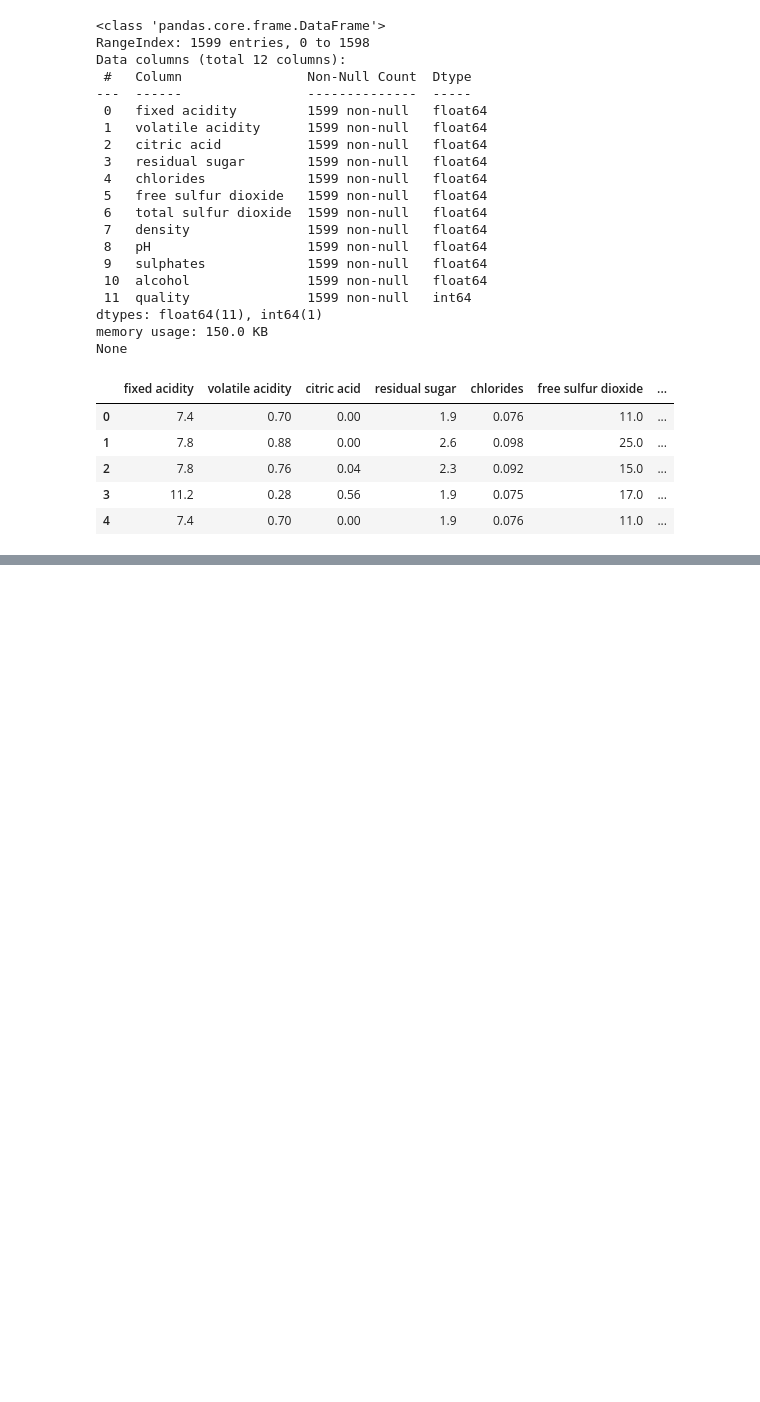
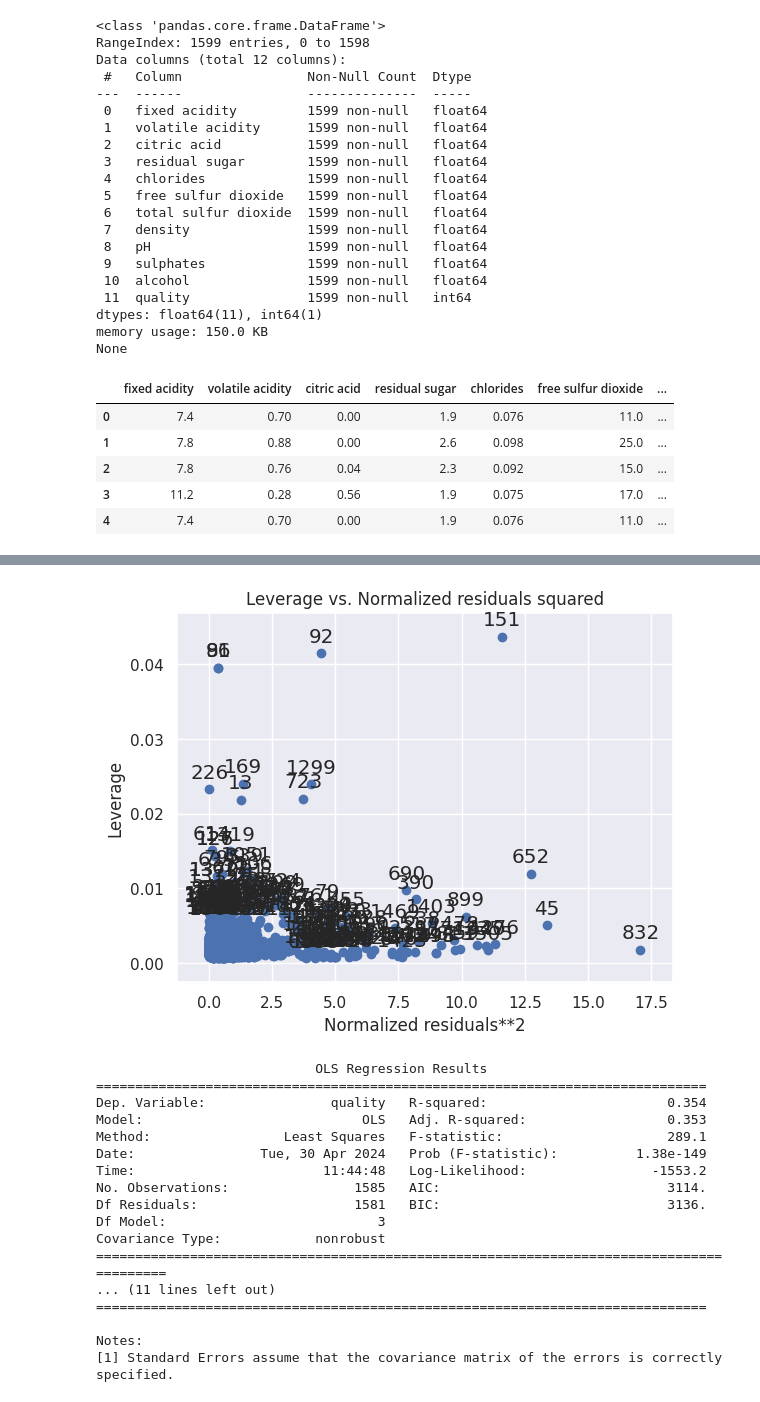
Before and after one commit to enkhtur143282/supervised_learning_final, a Jupyter notebook: project.ipynb, the cells around one changed output, grey strips where cells are left out. Cells and saved outputs as stored; diff of their text form; code cells hidden in the pictures; blank space fills up the shorter version.

```diff
--- a/project.ipynb
+++ b/project.ipynb
@@ -93,0 +127,27 @@ Notes:
+# %%
+sm.graphics.plot_leverage_resid2(model, label='quality')
+plt.show()
+
+newdf = df.drop([86, 91, 92,151, 832, 652, 45, 226, 169, 13, 723, 1299, 614, 1319], axis=0)
+
+model = smf.ols(formula='quality ~ Q("alcohol") +  Q("volatile acidity") + sulphates', data=newdf).fit()
+print(model.summary())
+# %% [output]
+[figure, added]
+                            OLS Regression Results
+==============================================================================
+Dep. Variable:                quality   R-squared:                       0.354
+Model:                            OLS   Adj. R-squared:                  0.353
+Method:                 Least Squares   F-statistic:                     289.1
+Date:                Tue, 30 Apr 2024   Prob (F-statistic):          1.38e-149
+Time:                        11:44:48   Log-Likelihood:                -1553.2
+No. Observations:                1585   AIC:                             3114.
+Df Residuals:                    1581   BIC:                             3136.
+Df Model:                           3
+Covariance Type:            nonrobust
+=========================================================================================
+... (11 lines left out)
+==============================================================================
+
+Notes:
+[1] Standard Errors assume that the covariance matrix of the errors is correctly specified.
```
Also changed, not shown: parts of 23 cells of this notebook.
